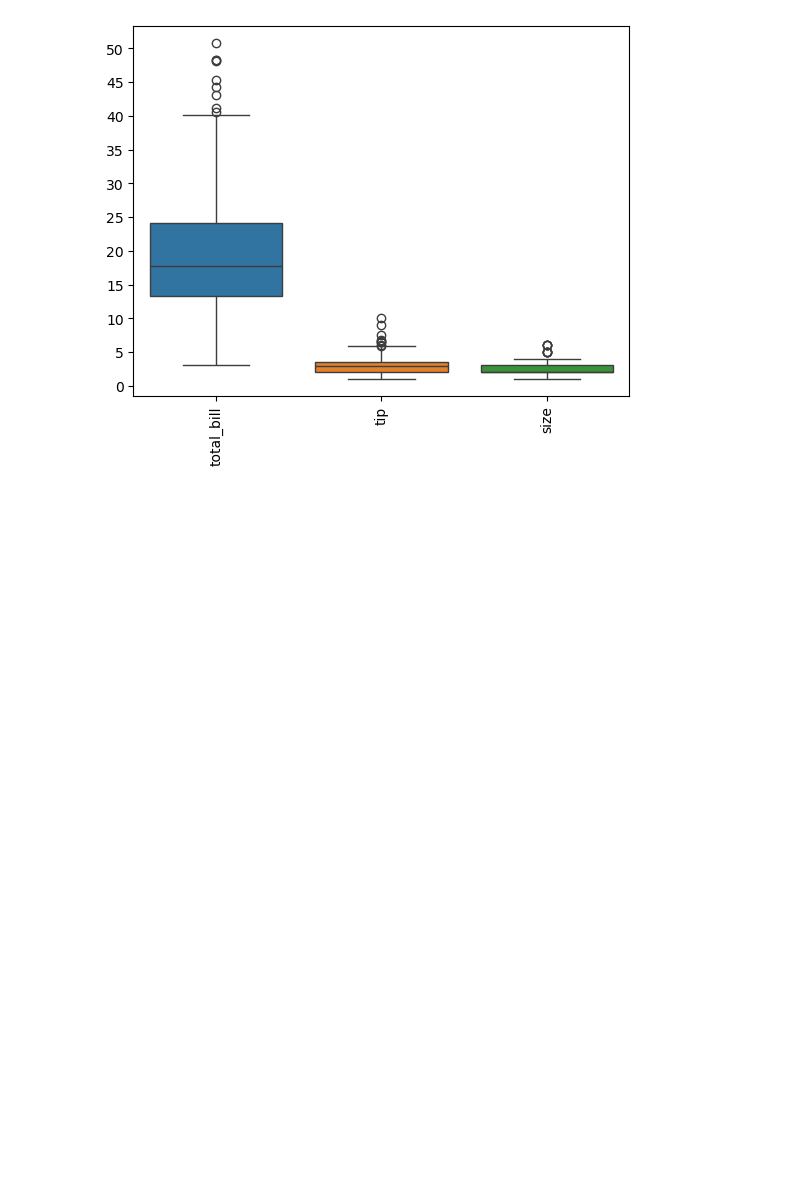
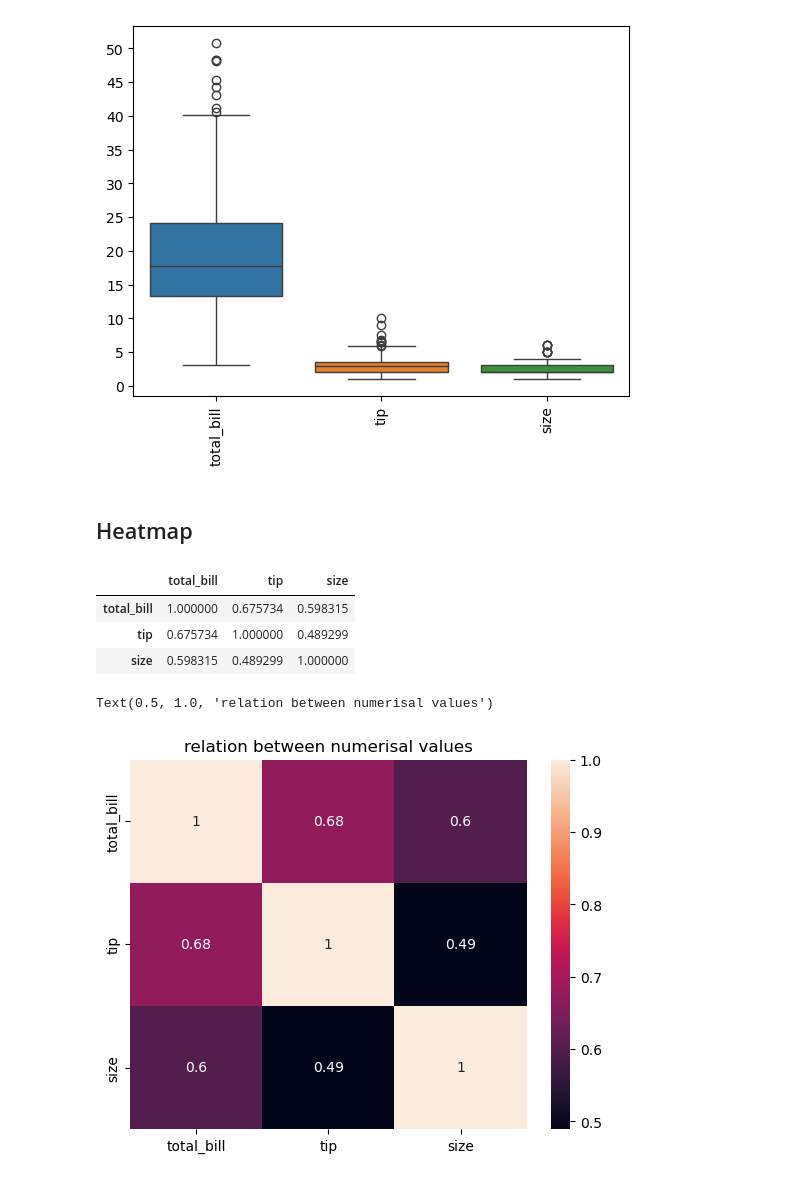
Before and after one commit to yassa404/EgyptDigitalAI_Track, a Jupyter notebook: python/on session/visulization.ipynb, the cells around one changed output. Cells and saved outputs as stored; diff of their text form; code cells hidden in the pictures; blank space fills up the shorter version.

```diff
--- a/python/on session/visulization.ipynb
+++ b/python/on session/visulization.ipynb
@@ -227,3 +227,19 @@ sns.boxplot(df)
 # %% [output]
 <Axes: >
 [figure]
+# %% [markdown]
+## Heatmap
+# %%
+corr=data.corr()
+corr
+# %% [output]
+|  | total_bill | tip | size |
+| total_bill | 1.000000 | 0.675734 | 0.598315 |
+| tip | 0.675734 | 1.000000 | 0.489299 |
+| size | 0.598315 | 0.489299 | 1.000000 |
+# %%
+sns.heatmap(corr,annot=True)
+plt.title ('relation between numerisal values')
+# %% [output]
+Text(0.5, 1.0, 'relation between numerisal values')
+[figure, added]
```
Also changed, not shown: parts of 12 cells of this notebook.
